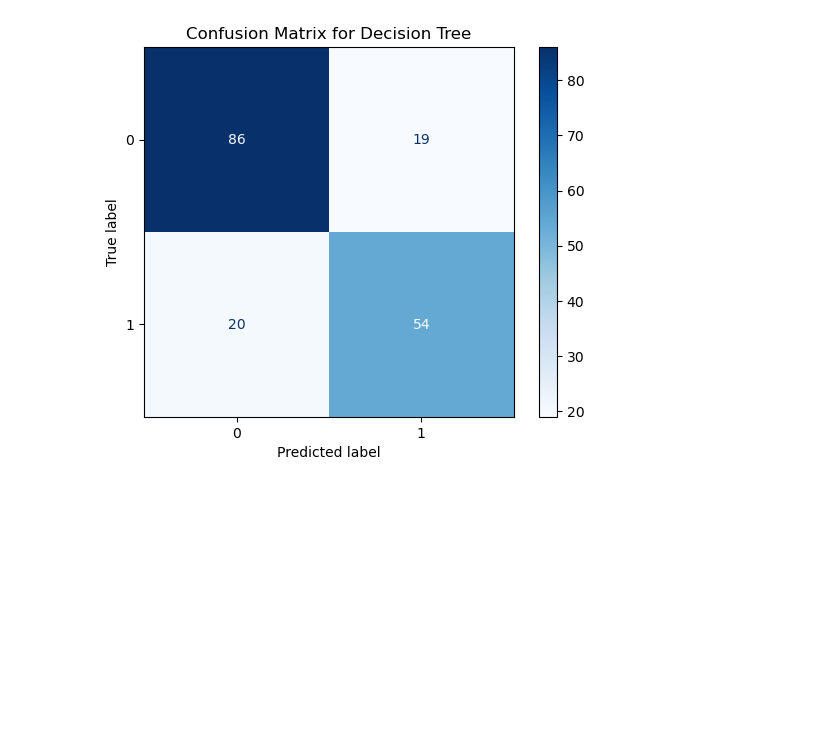
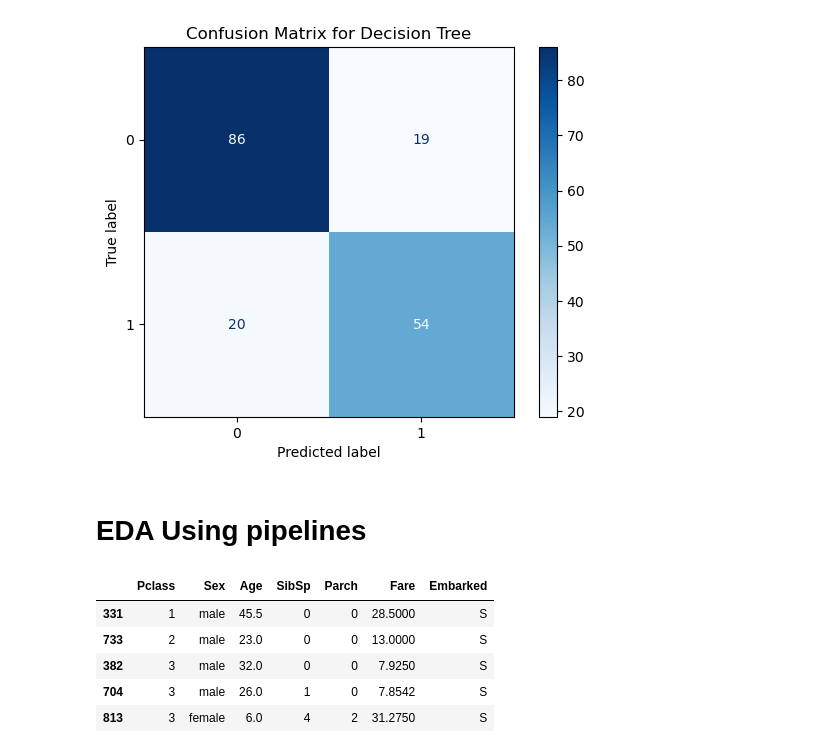
Before and after one commit to priyaj7196/ML-Projeccts, a Jupyter notebook: Titanic EDA.ipynb, the cells around one changed output. Drawn from its saved outputs; the diff is of its cells as text; code cells hidden in the pictures; blank space fills up the shorter version.

```diff
--- a/Titanic EDA.ipynb
+++ b/Titanic EDA.ipynb
@@ -180,3 +180,5 @@ plt.title("Confusion Matrix for Decision Tree")
 plt.show()
 # %% [output]
 [figure]
+# %% [markdown]
+# EDA Using pipelines
@@ -182,0 +194,24 @@ plt.show()
+# %%
+df=pd.read_csv('Titanic.csv')
+df.drop(columns=['PassengerId','Name','Ticket','Cabin'],inplace=True)
+
+
+
+
+# Step 1 -> train/test/split
+X_train,X_test,y_train,y_test = train_test_split(df.drop(columns=['Survived']),
+                                                 df['Survived'],
+                                                 test_size=0.2,
+                                                random_state=42)
+
+
+
+
+X_train.head()
+# %% [output]
+|  | Pclass | Sex | Age | SibSp | Parch | Fare | Embarked |
+| 331 | 1 | male | 45.5 | 0 | 0 | 28.5000 | S |
+| 733 | 2 | male | 23.0 | 0 | 0 | 13.0000 | S |
+| 382 | 3 | male | 32.0 | 0 | 0 | 7.9250 | S |
+| 704 | 3 | male | 26.0 | 1 | 0 | 7.8542 | S |
+| 813 | 3 | female | 6.0 | 4 | 2 | 31.2750 | S |
```
Also changed, not shown: parts of 14 cells of this notebook.
